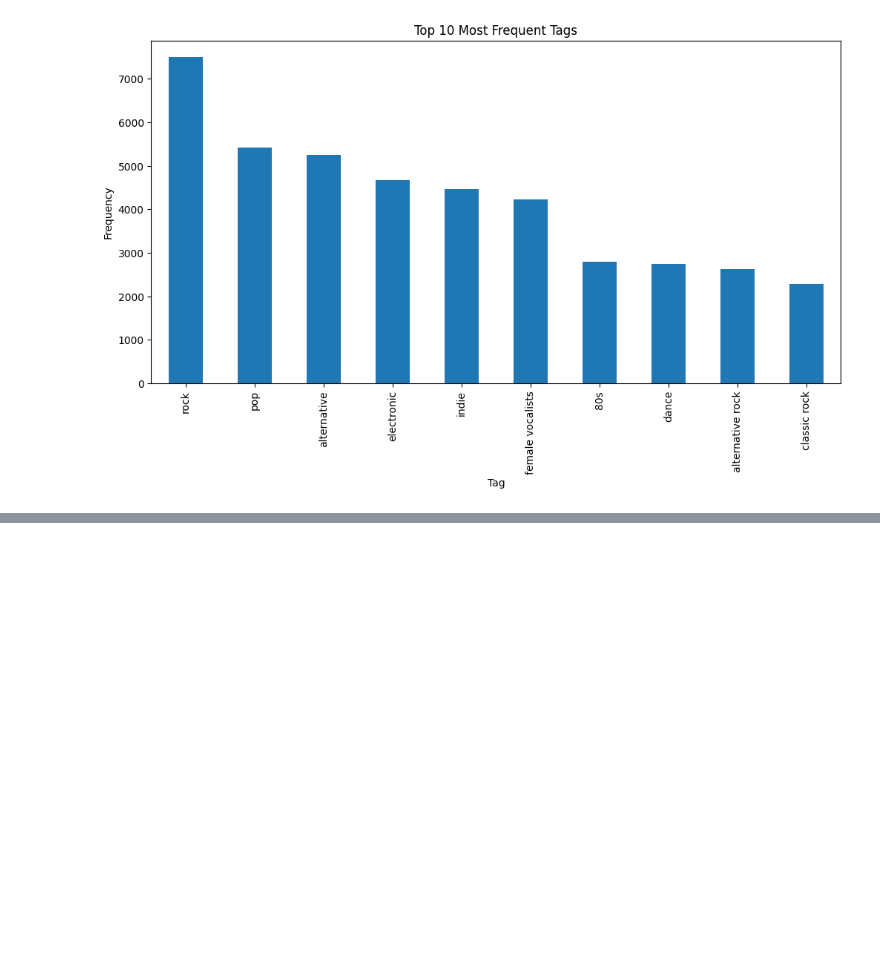
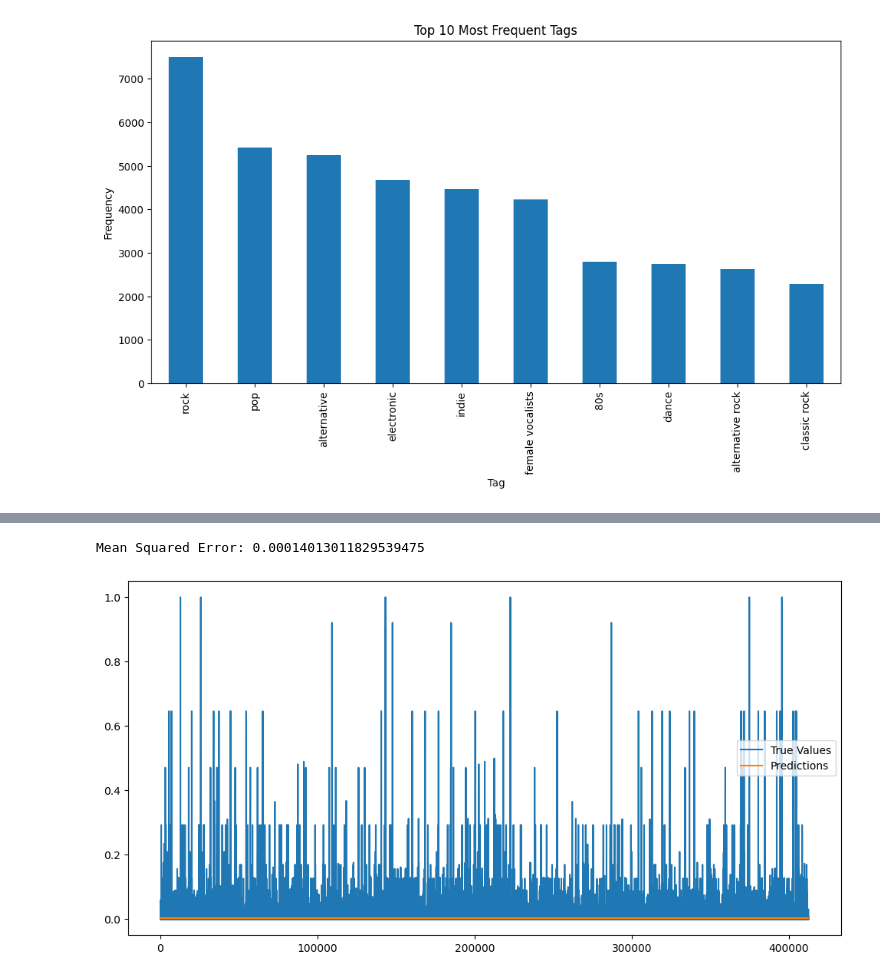
Before and after one commit to manahilnasim/HelloHarmony-Music-Recommendation, a Jupyter notebook: Data_Cleaning_&_EDA.ipynb, the cells around one changed output, grey strips where cells are left out. Drawn from its saved outputs; the diff is of its cells as text; code cells hidden in the pictures; blank space fills up the shorter version.

Commit message:
LSTM model updated

```diff
--- a/Data_Cleaning_&_EDA.ipynb
+++ b/Data_Cleaning_&_EDA.ipynb
@@ -445,0 +488,11 @@ plt.show()
+# %%
+from tensorflow.keras.models import Sequential
+from tensorflow.keras.layers import LSTM, Dense, Dropout
+
+# Step 2: Define LSTM Model
+model = Sequential()
+model.add(LSTM(50, return_sequences=True, input_shape=(X_train.shape[1], X_train.shape[2])))
+model.add(Dropout(0.2))
+model.add(LSTM(50, return_sequences=False))
+model.add(Dropout(0.2))
+model.add(Dense(1))
@@ -445,0 +501,3 @@ plt.show()
+# %%
+model.compile(optimizer='adam', loss = 'mean_squared_error')
+history = model.fit(X_train, y_train, epochs = 10, batch_size = 32, validation_split = 0.1, verbose = 2)
@@ -445,0 +522,2 @@ plt.show()
+# %%
+predictions = model.predict(X_test)
@@ -445,0 +526,16 @@ plt.show()
+# %%
+y_test_rescaled = scaler.inverse_transform(y_test.reshape(-1, 1))
+predictions_rescaled = scaler.inverse_transform(predictions)
+# %%
+mse = np.mean((y_test_rescaled - predictions_rescaled)**2)
+print(f'Mean Squared Error: {mse}')
+# %% [output]
+Mean Squared Error: 0.00014013011829539475
+# %%
+plt.figure(figsize=(12,6))
+plt.plot(y_test_rescaled, label = 'True Values')
+plt.plot(predictions_rescaled, label = 'Predictions')
+plt.legend()
+plt.show()
+# %% [output]
+[figure, added]
```
Also changed, not shown: parts of 20 cells of this notebook.
